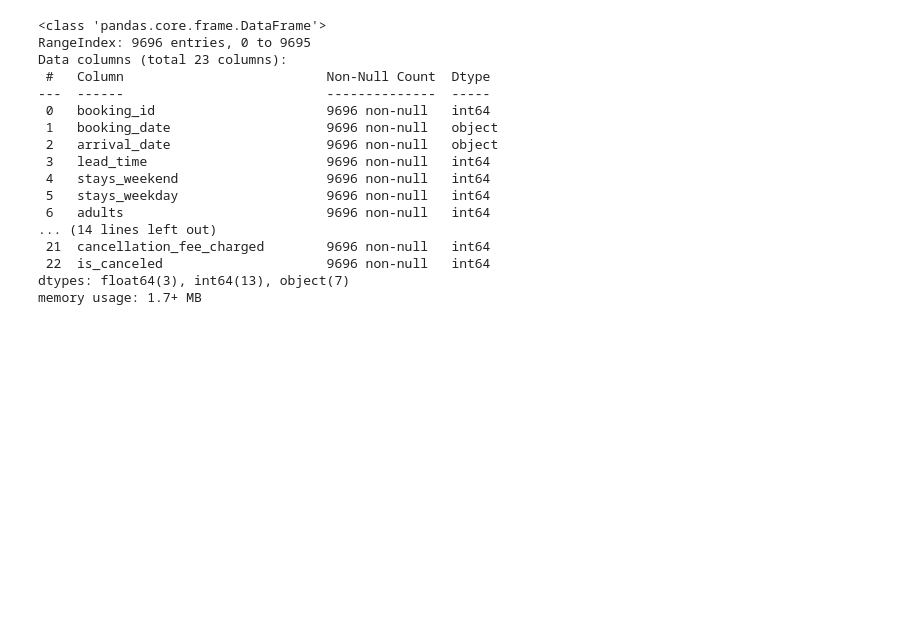
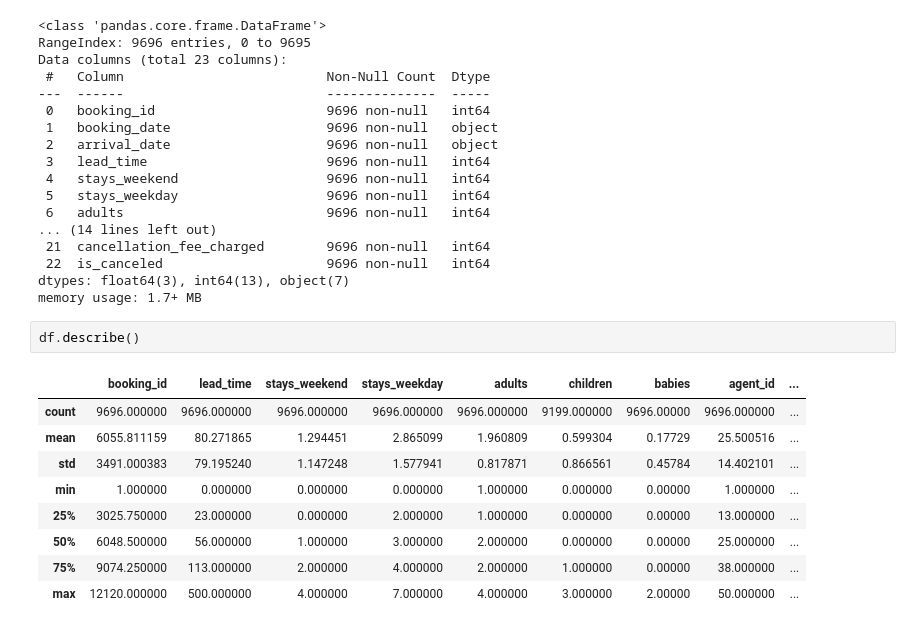
Before and after one commit to kamranalisays/machine-learning, a Jupyter notebook: Hotel_Booking_Cancellation_Prediction.ipynb, the cells around one changed output. Saved outputs shown, nothing was run; the diff lists cells and outputs as text; blank space fills up the shorter version.

```diff
--- a/Hotel_Booking_Cancellation_Prediction.ipynb
+++ b/Hotel_Booking_Cancellation_Prediction.ipynb
@@ -50,3 +50,15 @@ Data columns (total 23 columns):
  22  is_canceled                     9696 non-null   int64
 dtypes: float64(3), int64(13), object(7)
 memory usage: 1.7+ MB
+# %%
+df.describe()
+# %% [output]
+|  | booking_id | lead_time | stays_weekend | stays_weekday | adults | children | babies | agent_id | ... |
+| count | 9696.000000 | 9696.000000 | 9696.000000 | 9696.000000 | 9696.000000 | 9199.000000 | 9696.00000 | 9696.000000 | ... |
+| mean | 6055.811159 | 80.271865 | 1.294451 | 2.865099 | 1.960809 | 0.599304 | 0.17729 | 25.500516 | ... |
+| std | 3491.000383 | 79.195240 | 1.147248 | 1.577941 | 0.817871 | 0.866561 | 0.45784 | 14.402101 | ... |
+| min | 1.000000 | 0.000000 | 0.000000 | 0.000000 | 1.000000 | 0.000000 | 0.00000 | 1.000000 | ... |
+| 25% | 3025.750000 | 23.000000 | 0.000000 | 2.000000 | 1.000000 | 0.000000 | 0.00000 | 13.000000 | ... |
+| 50% | 6048.500000 | 56.000000 | 1.000000 | 3.000000 | 2.000000 | 0.000000 | 0.00000 | 25.000000 | ... |
+| 75% | 9074.250000 | 113.000000 | 2.000000 | 4.000000 | 2.000000 | 1.000000 | 0.00000 | 38.000000 | ... |
+| max | 12120.000000 | 500.000000 | 4.000000 | 7.000000 | 4.000000 | 3.000000 | 2.00000 | 50.000000 | ... |
```
